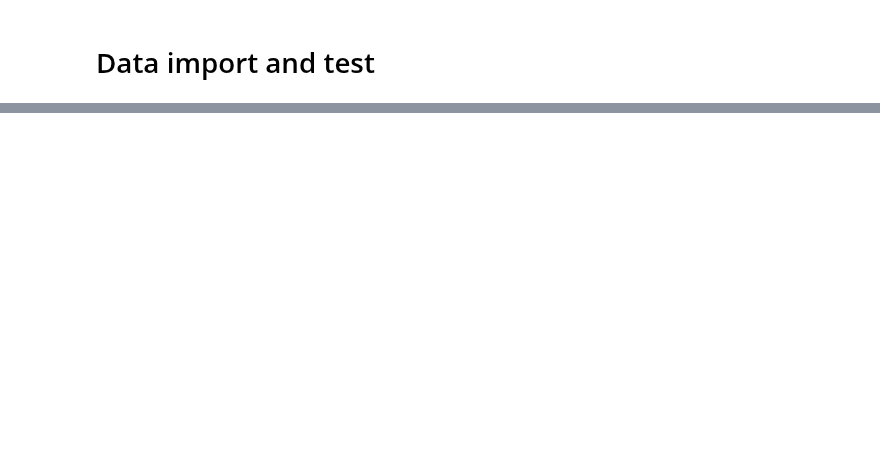
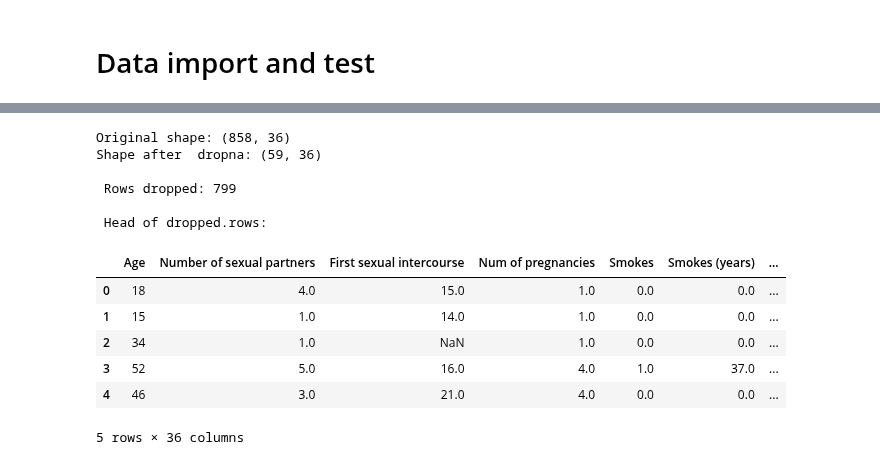
Before and after one commit to andregodinhodtu/02452---Machine-Learning---Project, a Jupyter notebook: notebooks/test_data_sets.ipynb, the cells around one changed output, grey strips where cells are left out. Cells and saved outputs as stored; diff of their text form; code cells hidden in the pictures; blank space fills up the shorter version.

```diff
--- a/notebooks/test_data_sets.ipynb
+++ b/notebooks/test_data_sets.ipynb
@@ -27,0 +49,30 @@ data
+# %%
+print("Original shape:", data.shape)
+
+# DataFrame w/o missing values and duplicates
+df_clean = data.dropna()
+df_clean = df_clean.drop_duplicates()
+
+# shape after cleaning
+print("Shape after dropna:", df_clean.shape)
+
+# dropped rows
+dropped_rows = data.loc[data.index.difference(df_clean.index)]
+
+print("\n Rows dropped:", dropped_rows.shape[0])
+print("\n Head of dropped.rows:")
+dropped_rows.head()
+# %% [output]
+Original shape: (858, 36)
+Shape after  dropna: (59, 36)
+
+ Rows dropped: 799
+
+ Head of dropped.rows:
+|  | Age | Number of sexual partners | First sexual intercourse | Num of pregnancies | Smokes | Smokes (years) | ... |
+| 0 | 18 | 4.0 | 15.0 | 1.0 | 0.0 | 0.0 | ... |
+| 1 | 15 | 1.0 | 14.0 | 1.0 | 0.0 | 0.0 | ... |
+| 2 | 34 | 1.0 | NaN | 1.0 | 0.0 | 0.0 | ... |
+| 3 | 52 | 5.0 | 16.0 | 4.0 | 1.0 | 37.0 | ... |
+| 4 | 46 | 3.0 | 21.0 | 4.0 | 0.0 | 0.0 | ... |
+5 rows × 36 columns
```
Also changed, not shown: parts of 10 cells of this notebook, 1 other file.
